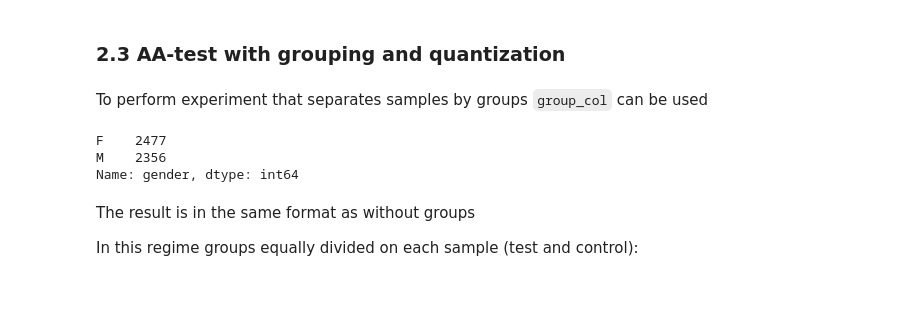
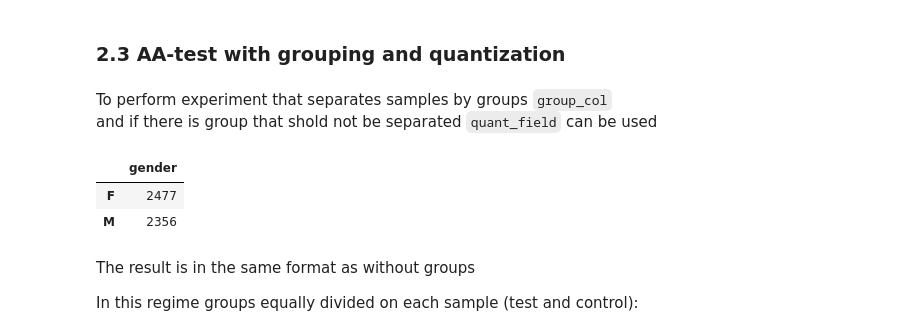
Before and after one commit to sb-ai-lab/LightAutoML, a Jupyter notebook: Tutorial_13_ABtesting.ipynb, the cells around one changed output. Saved outputs shown, nothing was run; the diff lists cells and outputs as text; code cells hidden in the pictures; blank space fills up the shorter version.

Commit message:
quantisation finished, docs corrected, tutorial supplemented

```diff
--- a/Tutorial_13_ABtesting.ipynb
+++ b/Tutorial_13_ABtesting.ipynb
@@ -150,7 +157,8 @@ dict_of_datas[0].groupby(['industry', 'group'])[['user_id']].count()
 # %% [markdown]
 ### 2.3 AA-test with grouping and quantization
 # %% [markdown]
-To perform experiment that separates samples by groups `group_col` can be used
+To perform experiment that separates samples by groups `group_col` <br>
+and if there is group that shold not be separated `quant_field` can be used
 # %%
 info_cols = ['user_id', 'signup_month']
 target = ['post_spends', 'pre_spends']
@@ -162,11 +170,11 @@ experiment = AATest(info_cols=info_cols, target_fields=target, group_cols=group_
 # %%
 experiment_result, dict_of_datas = experiment.search_dist_uniform_sampling(data)
 # %%
-data['gender'].value_counts()
+data['gender'].value_counts().to_frame()
 # %% [output]
-F    2477
-M    2356
-Name: gender, dtype: int64
+|  | gender |
+| F | 2477 |
+| M | 2356 |
 # %% [markdown]
 The result is in the same format as without groups
 
```
Also changed, not shown: parts of 5 cells of this notebook, 1 other file.
